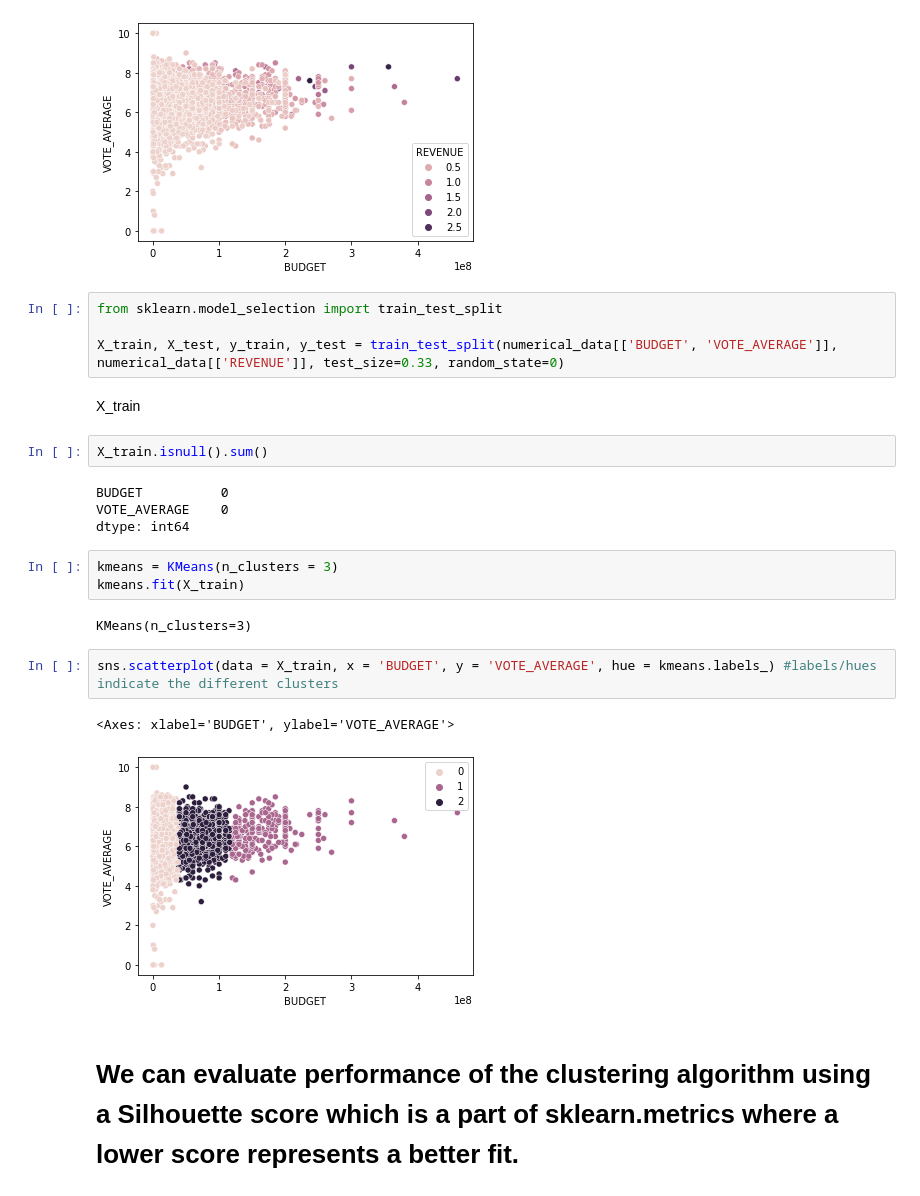
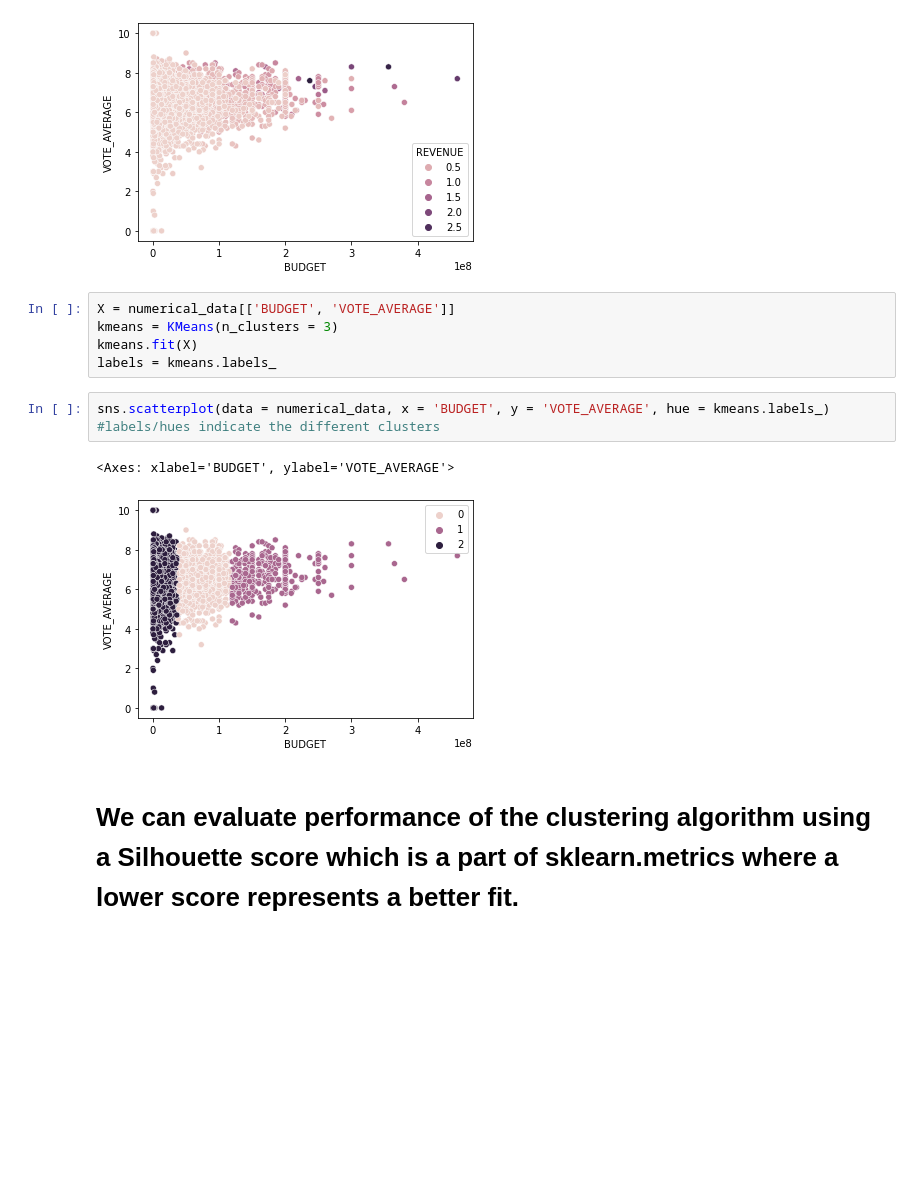
Before and after one commit to jewjux/sc1015-dsai, a Jupyter notebook: kmeansclusteringv3.ipynb, the cells around one changed output. Saved outputs shown, nothing was run; the diff lists cells and outputs as text; blank space fills up the shorter version.

Commit message:
kmeans v3 update

```diff
--- a/kmeansclusteringv3.ipynb
+++ b/kmeansclusteringv3.ipynb
@@ -55,28 +58,16 @@ sns.scatterplot(data = numerical_data, x = 'BUDGET', y = 'VOTE_AVERAGE', hue = '
 # %% [output]
 <Axes: xlabel='BUDGET', ylabel='VOTE_AVERAGE'>
 [figure]
-# %%
-from sklearn.model_selection import train_test_split
-
-X_train, X_test, y_train, y_test = train_test_split(numerical_data[['BUDGET', 'VOTE_AVERAGE']], numerical_data[['REVENUE']], test_size=0.33, random_state=0)
-# %% [markdown]
-X_train
-# %%
-X_train.isnull().sum()
-# %% [output]
-BUDGET          0
-VOTE_AVERAGE    0
-dtype: int64
 # %%
+X = numerical_data[['BUDGET', 'VOTE_AVERAGE']]
 kmeans = KMeans(n_clusters = 3)
-kmeans.fit(X_train)
+kmeans.fit(X)
+labels = kmeans.labels_
-# %% [output]
-KMeans(n_clusters=3)
 # %%
-sns.scatterplot(data = X_train, x = 'BUDGET', y = 'VOTE_AVERAGE', hue = kmeans.labels_) #labels/hues indicate the different clusters
+sns.scatterplot(data = numerical_data, x = 'BUDGET', y = 'VOTE_AVERAGE', hue = kmeans.labels_) #labels/hues indicate the different clusters
 # %% [output]
 <Axes: xlabel='BUDGET', ylabel='VOTE_AVERAGE'>
-[figure, old version]
+[figure, new version]
 # %% [markdown]
 # We can evaluate performance of the clustering algorithm using a Silhouette score which is a part of sklearn.metrics where a lower score represents a better fit.
 # %%
```
Also changed, not shown: parts of 17 cells of this notebook.
